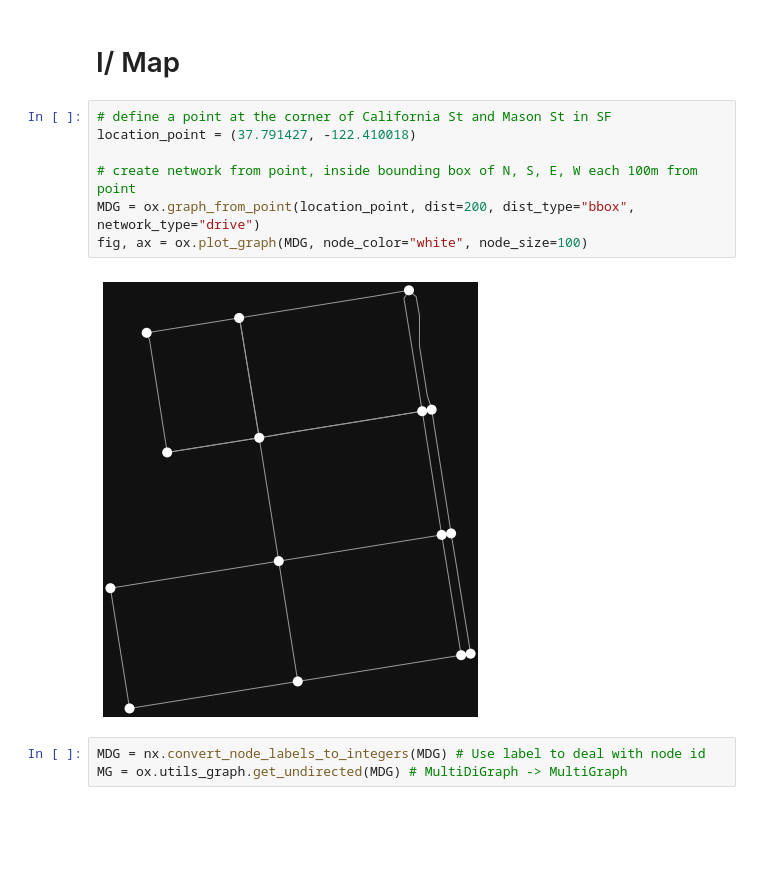
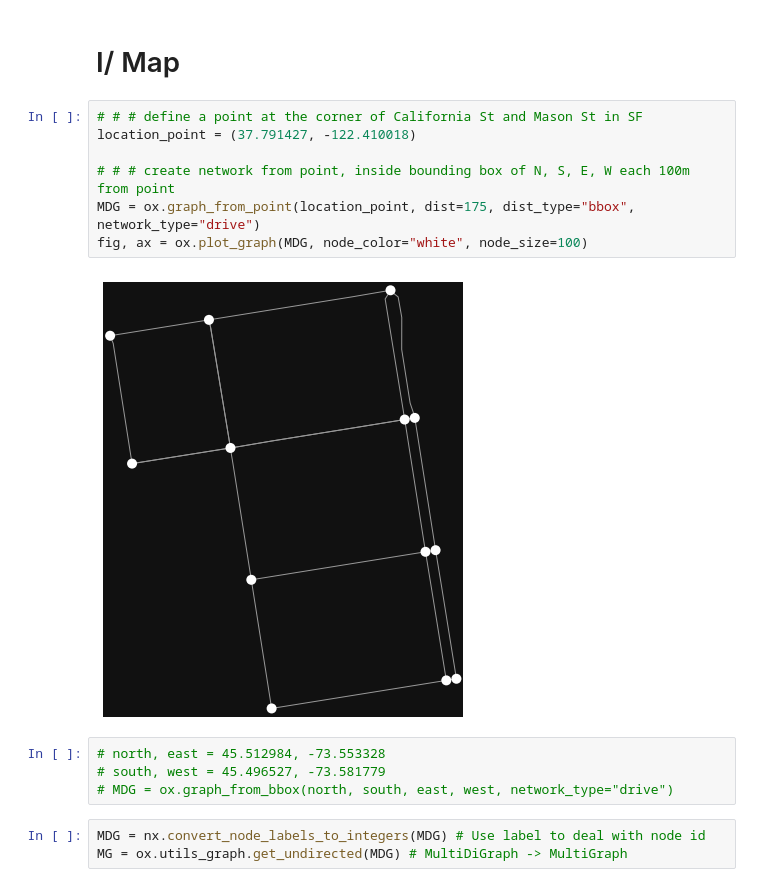
Before and after one commit to 3outeille/operational-research-project, a Jupyter notebook: sandbox/marius/drone.ipynb, the cells around one changed output. Drawn from its saved outputs; the diff is of its cells as text; blank space fills up the shorter version.

```diff
--- a/sandbox/marius/drone.ipynb
+++ b/sandbox/marius/drone.ipynb
@@ -16,14 +16,18 @@ networkx: 2.5.1
 # %% [markdown]
 # I/ Map
 # %%
-# define a point at the corner of California St and Mason St in SF
+# # # define a point at the corner of California St and Mason St in SF
 location_point = (37.791427, -122.410018)
 
-# create network from point, inside bounding box of N, S, E, W each 100m from point
-MDG = ox.graph_from_point(location_point, dist=200, dist_type="bbox", network_type="drive")
+# # # create network from point, inside bounding box of N, S, E, W each 100m from point
+MDG = ox.graph_from_point(location_point, dist=175, dist_type="bbox", network_type="drive")
 fig, ax = ox.plot_graph(MDG, node_color="white", node_size=100)
 # %% [output]
-[figure, old version]
+[figure, new version]
+# %%
+# north, east = 45.512984, -73.553328
+# south, west = 45.496527, -73.581779
+# MDG = ox.graph_from_bbox(north, south, east, west, network_type="drive")
 # %%
 MDG = nx.convert_node_labels_to_integers(MDG) # Use label to deal with node id
 MG = ox.utils_graph.get_undirected(MDG) # MultiDiGraph -> MultiGraph
```
Also changed, not shown: parts of 36 cells of this notebook, 11 other files.
